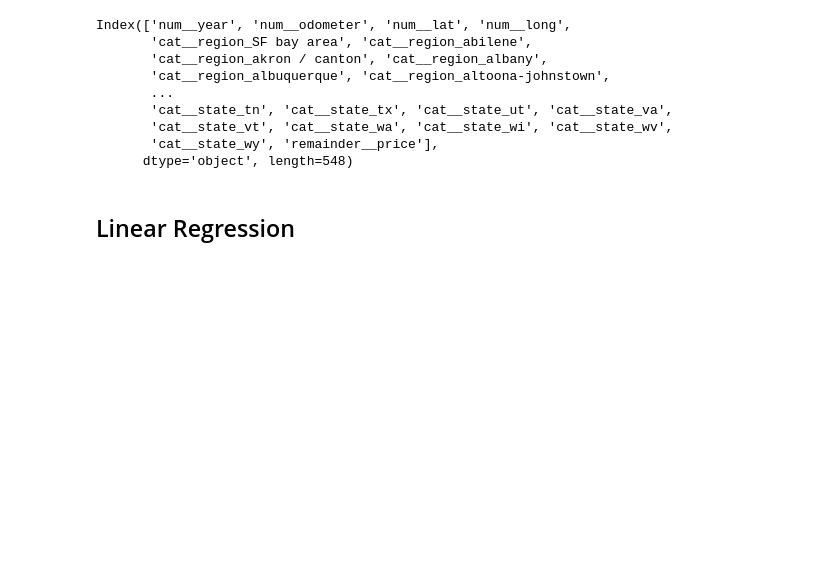
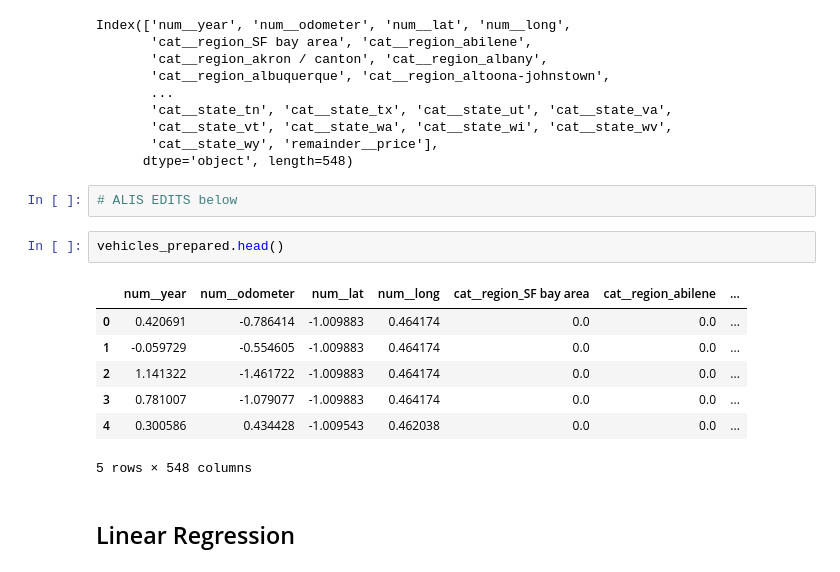
Before and after one commit to Ali7109/3401Project, a Jupyter notebook: src/CarPredictionModel.ipynb, the cells around one changed output. Cells and saved outputs as stored; diff of their text form; blank space fills up the shorter version.

```diff
--- a/src/CarPredictionModel.ipynb
+++ b/src/CarPredictionModel.ipynb
@@ -224,6 +206,18 @@ Index(['num__year', 'num__odometer', 'num__lat', 'num__long',
        'cat__state_vt', 'cat__state_wa', 'cat__state_wi', 'cat__state_wv',
        'cat__state_wy', 'remainder__price'],
       dtype='object', length=548)
+# %%
+# ALIS EDITS below
+# %%
+vehicles_prepared.head()
+# %% [output]
+|  | num__year | num__odometer | num__lat | num__long | cat__region_SF bay area | cat__region_abilene | ... |
+| 0 | 0.420691 | -0.786414 | -1.009883 | 0.464174 | 0.0 | 0.0 | ... |
+| 1 | -0.059729 | -0.554605 | -1.009883 | 0.464174 | 0.0 | 0.0 | ... |
+| 2 | 1.141322 | -1.461722 | -1.009883 | 0.464174 | 0.0 | 0.0 | ... |
+| 3 | 0.781007 | -1.079077 | -1.009883 | 0.464174 | 0.0 | 0.0 | ... |
+| 4 | 0.300586 | 0.434428 | -1.009543 | 0.462038 | 0.0 | 0.0 | ... |
+5 rows × 548 columns
 # %% [markdown]
 ## Linear Regression
 # %%
```
Also changed, not shown: parts of 18 cells of this notebook.
